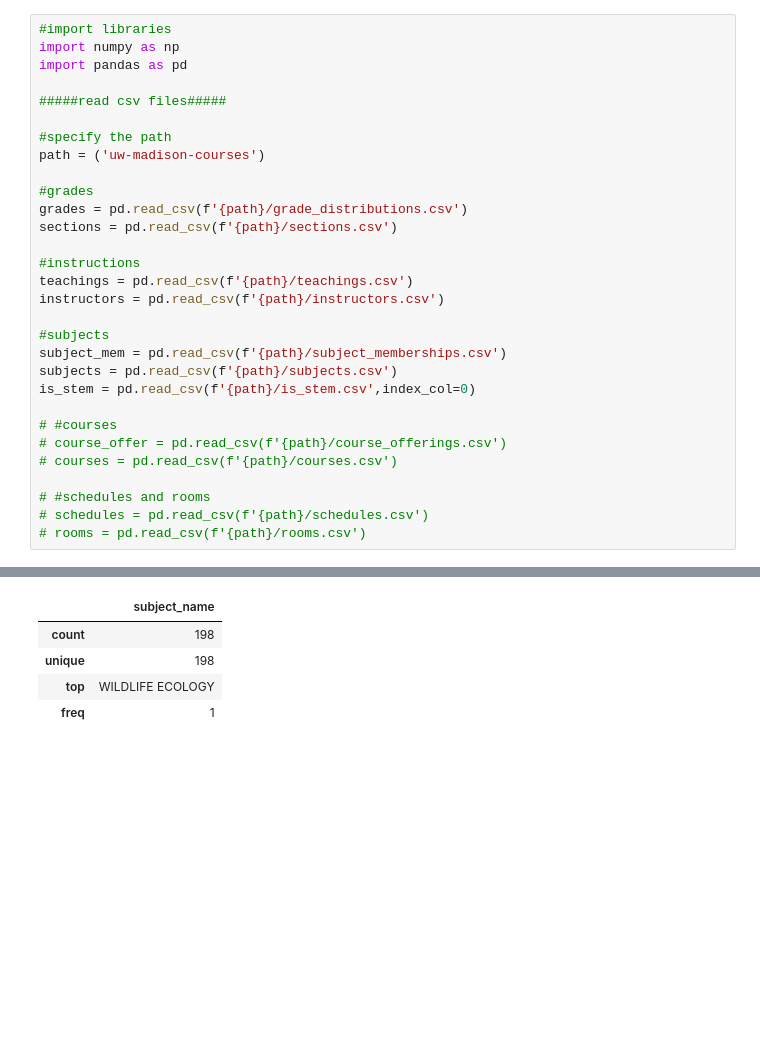
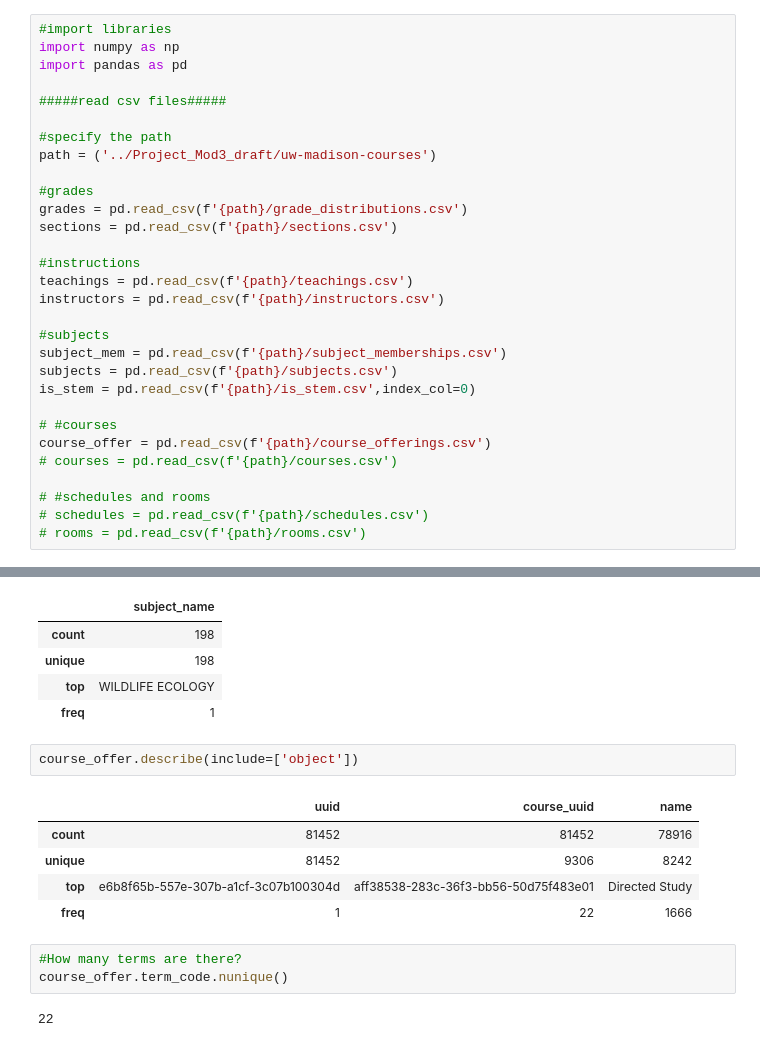
Before and after one commit to evgeniya1/Project_Mod3, a Jupyter notebook: preprocess.ipynb, the cells around one changed output, grey strips where cells are left out. Drawn from its saved outputs; the diff is of its cells as text; blank space fills up the shorter version.

```diff
--- a/preprocess.ipynb
+++ b/preprocess.ipynb
@@ -6,7 +6,7 @@ import pandas as pd
 #####read csv files#####
 
 #specify the path
-path = ('uw-madison-courses')
+path = ('../Project_Mod3_draft/uw-madison-courses')
 
 #grades
 grades = pd.read_csv(f'{path}/grade_distributions.csv')
@@ -22,7 +22,7 @@ subjects = pd.read_csv(f'{path}/subjects.csv')
 is_stem = pd.read_csv(f'{path}/is_stem.csv',index_col=0)
 
 # #courses
-# course_offer = pd.read_csv(f'{path}/course_offerings.csv')
+course_offer = pd.read_csv(f'{path}/course_offerings.csv')
 # courses = pd.read_csv(f'{path}/courses.csv')
 
 # #schedules and rooms
@@ -221,3 +221,16 @@ subjects.describe(include=['object']).rename(columns={'name':'subject_name'})[['
 | unique | 198 |
 | top | WILDLIFE ECOLOGY |
 | freq | 1 |
+# %%
+course_offer.describe(include=['object'])
+# %% [output]
+|  | uuid | course_uuid | name |
+| count | 81452 | 81452 | 78916 |
+| unique | 81452 | 9306 | 8242 |
+| top | e6b8f65b-557e-307b-a1cf-3c07b100304d | aff38538-283c-36f3-bb56-50d75f483e01 | Directed Study |
+| freq | 1 | 22 | 1666 |
+# %%
+#How many terms are there?
+course_offer.term_code.nunique()
+# %% [output]
+22
```
Also changed, not shown: 2 other files.
